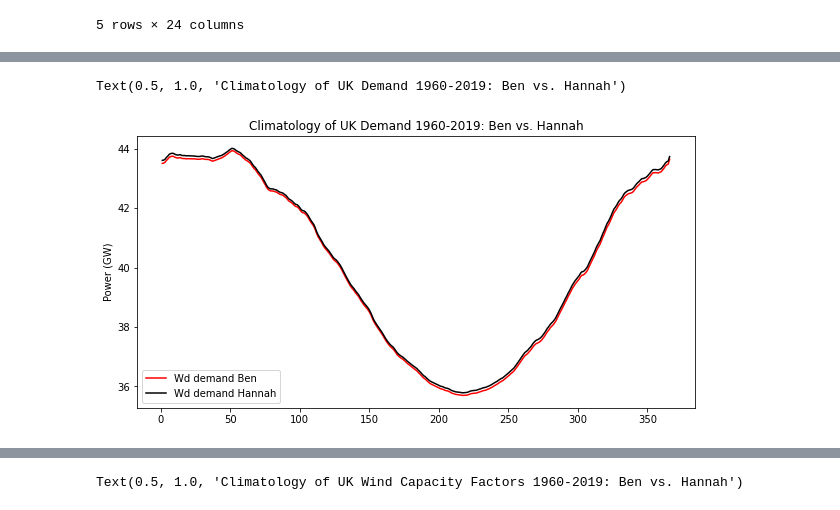
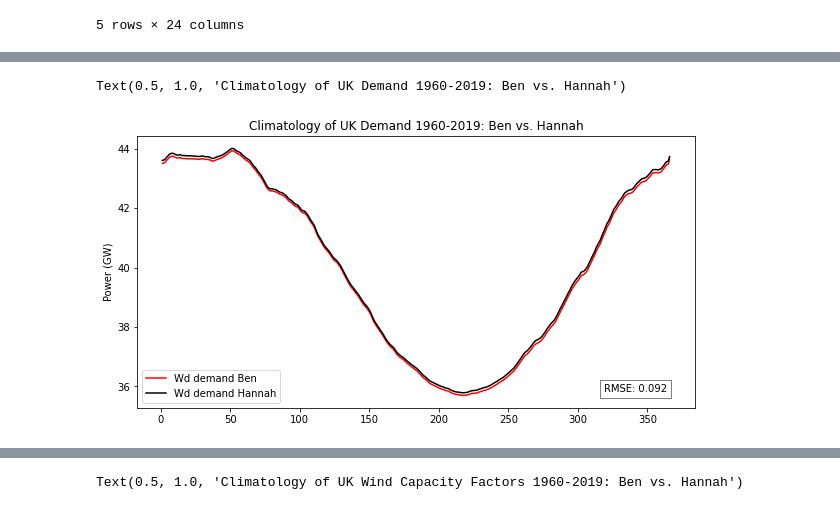
Before and after one commit to benhutchmet/unseen_multi_year, a Jupyter notebook: obs_wind_demand.ipynb, the cells around one changed output, grey strips where cells are left out. Drawn from its saved outputs; the diff is of its cells as text; code cells hidden in the pictures.

```diff
--- a/obs_wind_demand.ipynb
+++ b/obs_wind_demand.ipynb
@@ -241,19 +284,33 @@ climatology_full = rolling_clim_full.groupby("day_of_year").mean()
 # %%
 # set up the figure
 fig, ax = plt.subplots(figsize=(10, 5))
 
 # plot the united kingdom demand
 plt.plot(climatology_full.index, climatology_full["United_Kingdom_demand"], label="Wd demand Ben", color="red")
 plt.plot(climatology_full.index, climatology_full["United_Kingdom_wd_demand_ch"], label="Wd demand Hannah", color="black")
 
+# calculate the RMSE
+rmse = np.sqrt(np.mean((climatology_full["United_Kingdom_demand"] - climatology_full["United_Kingdom_wd_demand_ch"])**2))
+
 # ylabels
 plt.ylabel("Power (GW)")
 
 # legend
 plt.legend()
 
+plt.text(
+    0.95,
+    0.05,
+    f"RMSE: {rmse:.2}",
+    verticalalignment="bottom",
+    horizontalalignment="right",
+    transform=ax.transAxes,
+    fontsize=10,
+    bbox=dict(facecolor="white", alpha=0.5)
+    )
+
 # title
 plt.title("Climatology of UK Demand 1960-2019: Ben vs. Hannah")
 # %% [output]
 Text(0.5, 1.0, 'Climatology of UK Demand 1960-2019: Ben vs. Hannah')
-[figure, old version]
+[figure, new version]
```
Also changed, not shown: parts of 15 cells of this notebook, 1 other file.
